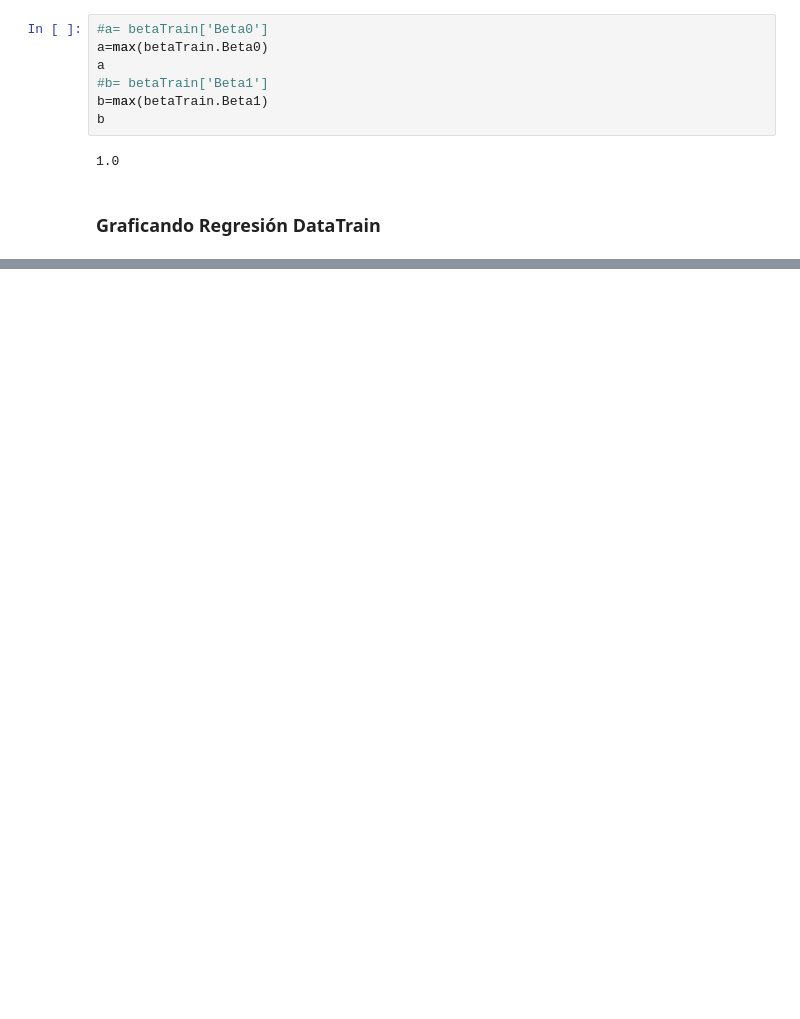
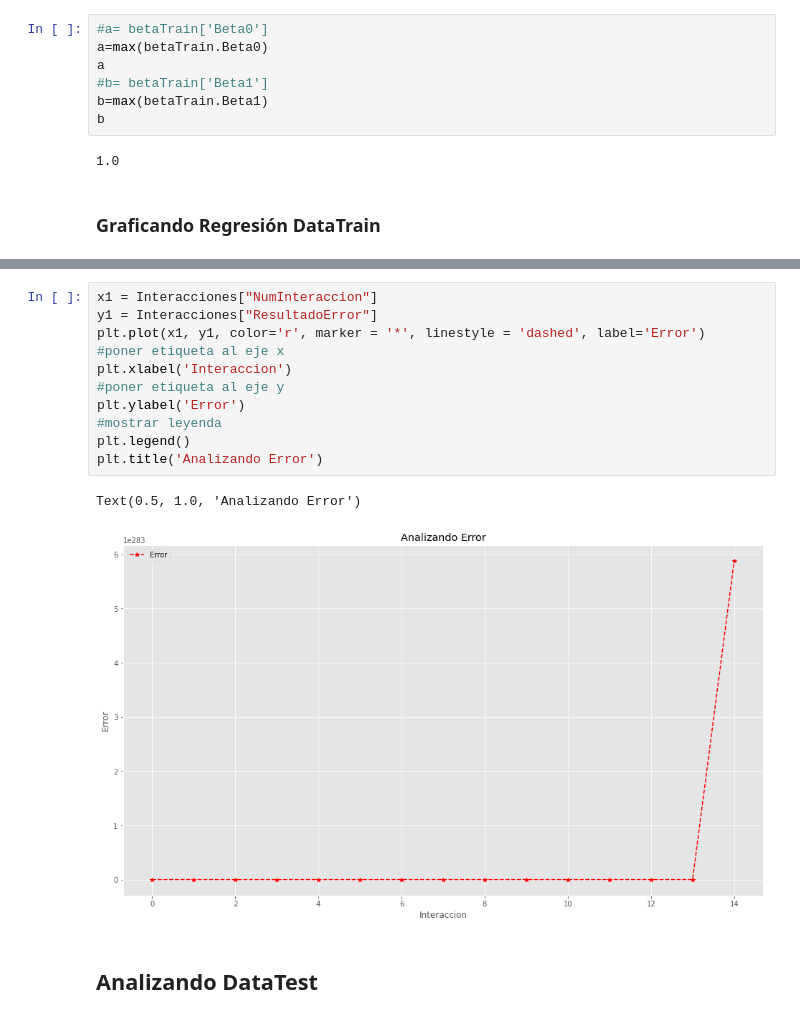
Before and after one commit to GladysAndrea/Proyecto-CDP, a Jupyter notebook: Proyecto-CDP.ipynb, the cells around one changed output, grey strips where cells are left out. Cells and saved outputs as stored; diff of their text form; blank space fills up the shorter version.

```diff
--- a/Proyecto-CDP.ipynb
+++ b/Proyecto-CDP.ipynb
@@ -199,0 +296,16 @@ plt.show
+# %%
+x1 = Interacciones["NumInteraccion"]
+y1 = Interacciones["ResultadoError"]
+plt.plot(x1, y1, color='r', marker = '*', linestyle = 'dashed', label='Error')
+#poner etiqueta al eje x
+plt.xlabel('Interaccion')
+#poner etiqueta al eje y
+plt.ylabel('Error')
+#mostrar leyenda
+plt.legend()
+plt.title('Analizando Error')
+# %% [output]
+Text(0.5, 1.0, 'Analizando Error')
+[figure, added]
+# %% [markdown]
+## Analizando DataTest
```
Also changed, not shown: parts of 32 cells of this notebook, 1 other file.
